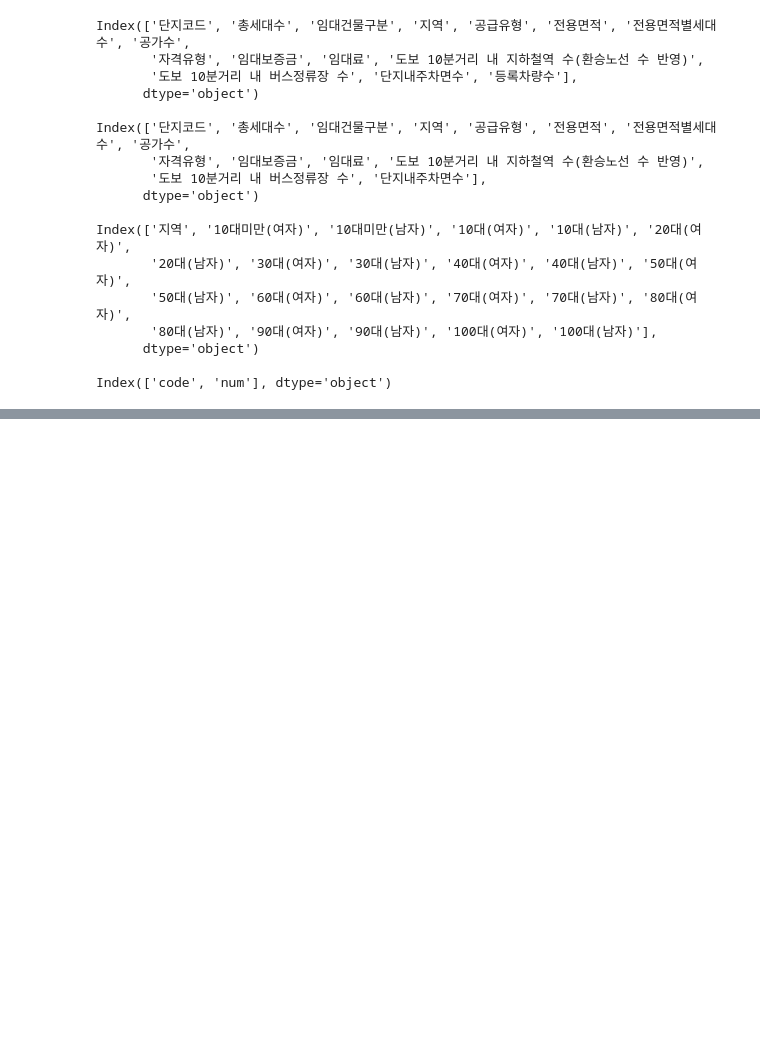
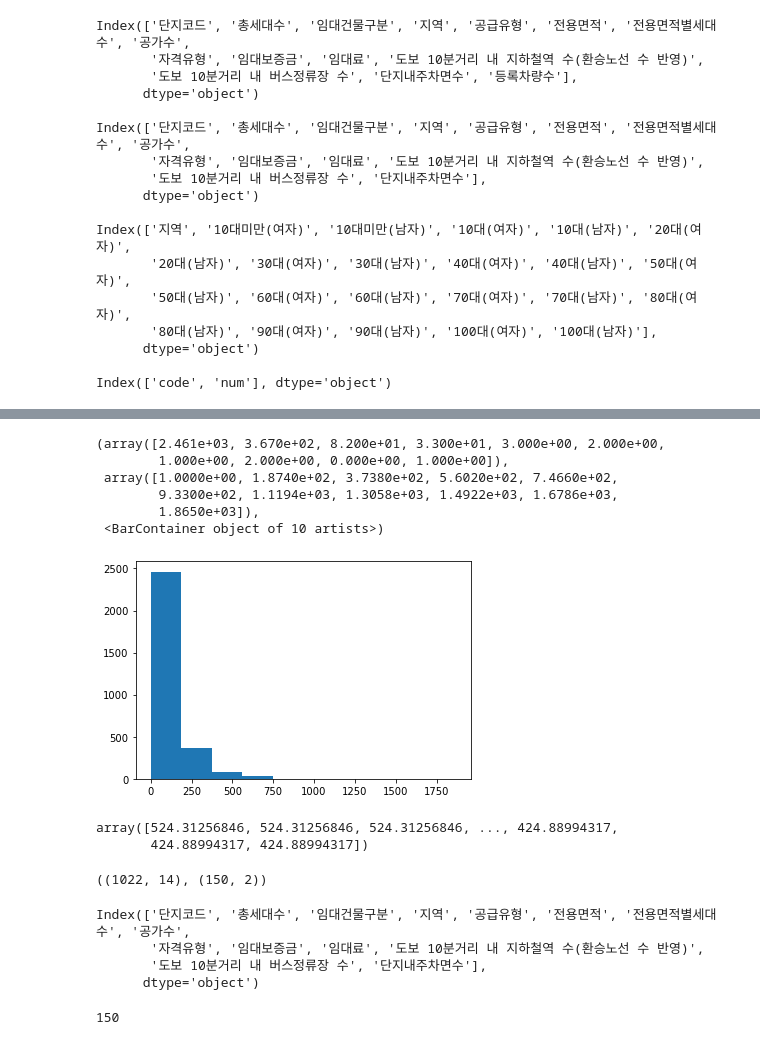
Before and after one commit to heehelena/Dacon_ParkingDemand, a Jupyter notebook: 01_데이터셋_살펴보기.ipynb, the cells around one changed output, grey strips where cells are left out. Cells and saved outputs as stored; diff of their text form; code cells hidden in the pictures; blank space fills up the shorter version.

```diff
--- a/01_데이터셋_살펴보기.ipynb
+++ b/01_데이터셋_살펴보기.ipynb
@@ -55,0 +156,10 @@ Index(['code', 'num'], dtype='object')
+# %%
+plt.hist(x='전용면적별세대수', data=train)
+# %% [output]
+(array([2.461e+03, 3.670e+02, 8.200e+01, 3.300e+01, 3.000e+00, 2.000e+00,
+        1.000e+00, 2.000e+00, 0.000e+00, 1.000e+00]),
+ array([1.0000e+00, 1.8740e+02, 3.7380e+02, 5.6020e+02, 7.4660e+02,
+        9.3300e+02, 1.1194e+03, 1.3058e+03, 1.4922e+03, 1.6786e+03,
+        1.8650e+03]),
+ <BarContainer object of 10 artists>)
+[figure, added]
@@ -55,0 +173,23 @@ Index(['code', 'num'], dtype='object')
+# %%
+model = LinearRegression()
+model.fit(X_train, y_train)
+pred = model.predict(X_test)
+pred
+# %% [output]
+array([524.31256846, 524.31256846, 524.31256846, ..., 424.88994317,
+       424.88994317, 424.88994317])
+# %%
+test.shape, sub.shape
+# %% [output]
+((1022, 14), (150, 2))
+# %%
+test.columns
+# %% [output]
+Index(['단지코드', '총세대수', '임대건물구분', '지역', '공급유형', '전용면적', '전용면적별세대수', '공가수',
+       '자격유형', '임대보증금', '임대료', '도보 10분거리 내 지하철역 수(환승노선 수 반영)',
+       '도보 10분거리 내 버스정류장 수', '단지내주차면수'],
+      dtype='object')
+# %%
+len((test['단지코드']).unique())
+# %% [output]
+150
```
Also changed, not shown: parts of 20 cells of this notebook, 1 other file.
